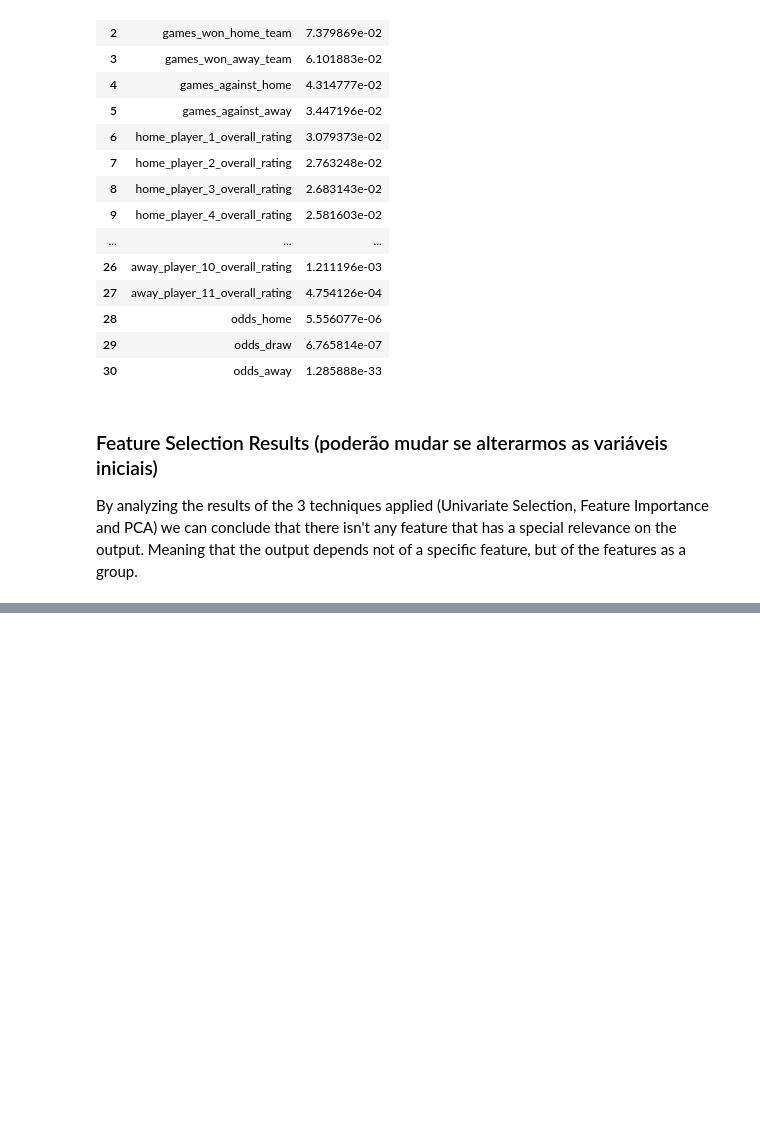
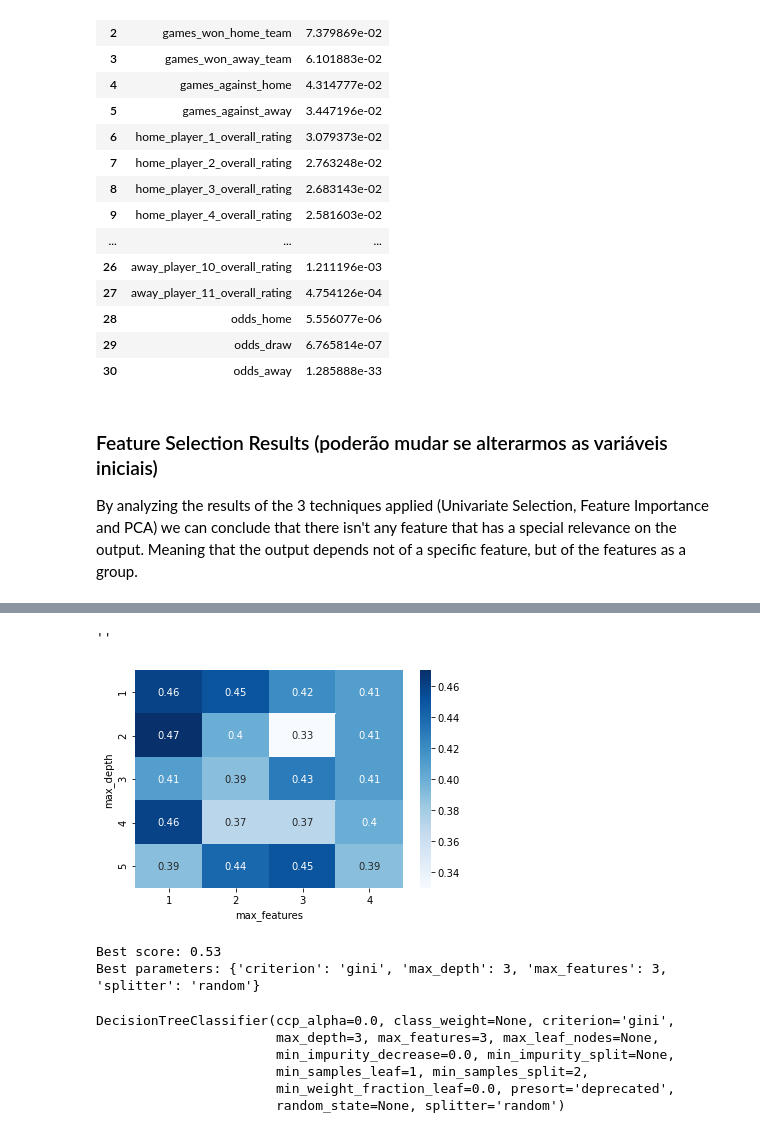
Before and after one commit to Revuj/FEUP-IART-PROJ2, a Jupyter notebook: IART-PROJECT.ipynb, the cells around one changed output, grey strips where cells are left out. Cells and saved outputs as stored; diff of their text form; code cells hidden in the pictures; blank space fills up the shorter version.

```diff
--- a/IART-PROJECT.ipynb
+++ b/IART-PROJECT.ipynb
@@ -1036,0 +1151,43 @@ By analyzing the results of the 3 techniques applied (Univariate Selection, Feat
+# %%
+grid_visualization = grid_search.cv_results_['mean_test_score']
+grid_visualization.shape = (5, 4)
+sns.heatmap(grid_visualization, cmap='Blues', annot=True)
+plt.xticks(np.arange(4) + 0.5, grid_search.param_grid['max_features'])
+plt.yticks(np.arange(5) + 0.5, grid_search.param_grid['max_depth'])
+plt.xlabel('max_features')
+plt.ylabel('max_depth')
+;
+# %% [output]
+''
+[figure, added]
+# %%
+
+decision_tree_classifier = DecisionTreeClassifier()
+
+parameter_grid = {'criterion': ['gini', 'entropy'],
+                  'splitter': ['best', 'random'],
+                  'max_depth': [1, 2, 3, 4, 5],
+                  'max_features': [1, 2, 3, 4]}
+
+cross_validation = StratifiedKFold(n_splits=10)
+
+grid_search = GridSearchCV(decision_tree_classifier,
+                           param_grid=parameter_grid,
+                           cv=cross_validation)
+
+grid_search.fit(all_inputs, all_labels)
+print('Best score: {}'.format(grid_search.best_score_))
+print('Best parameters: {}'.format(grid_search.best_params_))
+# %% [output]
+Best score: 0.53
+Best parameters: {'criterion': 'gini', 'max_depth': 3, 'max_features': 3, 'splitter': 'random'}
+# %%
+decision_tree_classifier = grid_search.best_estimator_
+decision_tree_classifier
+# %% [output]
+DecisionTreeClassifier(ccp_alpha=0.0, class_weight=None, criterion='gini',
+                       max_depth=3, max_features=3, max_leaf_nodes=None,
+                       min_impurity_decrease=0.0, min_impurity_split=None,
+                       min_samples_leaf=1, min_samples_split=2,
+                       min_weight_fraction_leaf=0.0, presort='deprecated',
+                       random_state=None, splitter='random')
```
Also changed, not shown: parts of 13 cells of this notebook.
